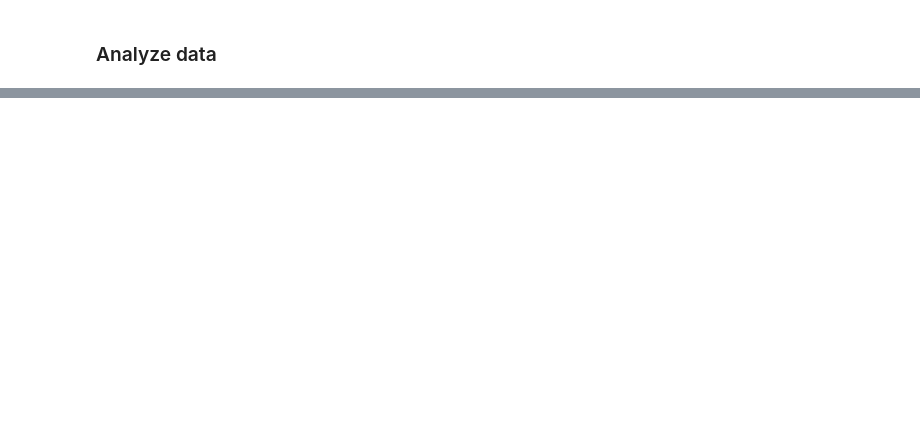
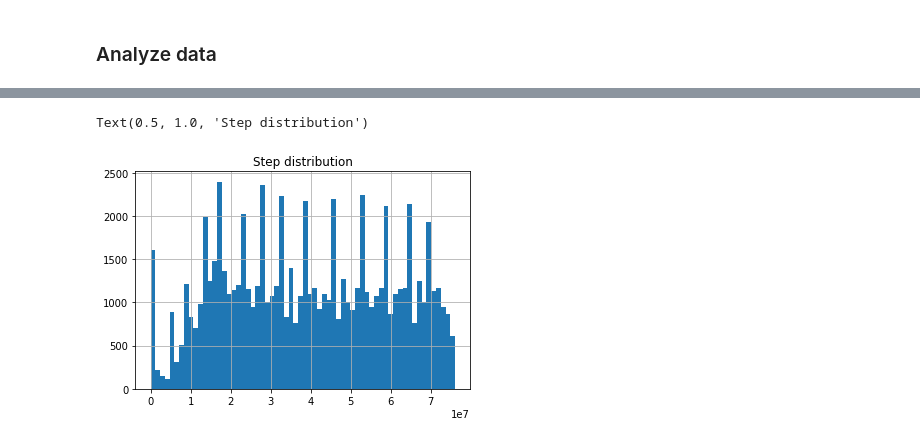
Before and after one commit to AlignmentResearch/go_attack, a Jupyter notebook: notebooks/sgf-explorer.ipynb, the cells around one changed output, grey strips where cells are left out. Saved outputs shown, nothing was run; the diff lists cells and outputs as text; code cells hidden in the pictures; blank space fills up the shorter version.

```diff
--- a/notebooks/sgf-explorer.ipynb
+++ b/notebooks/sgf-explorer.ipynb
@@ -138,0 +203,6 @@ df.board_size.hist();
+# %%
+df19.adv_steps.hist(bins=64)
+plt.title("Step distribution")
+# %% [output]
+Text(0.5, 1.0, 'Step distribution')
+[figure, added]
```
Also changed, not shown: parts of 13 cells of this notebook, 1 other file.
